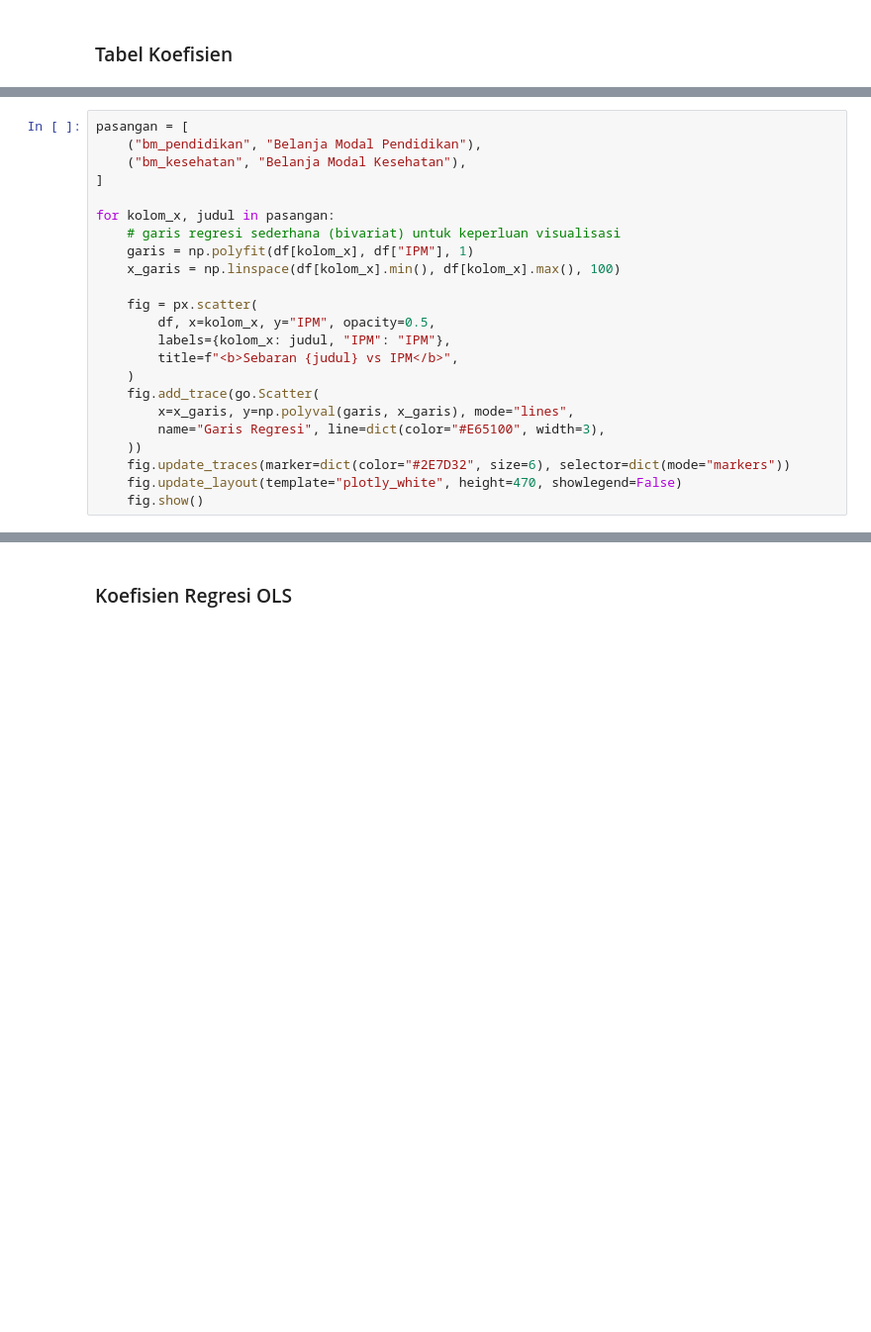
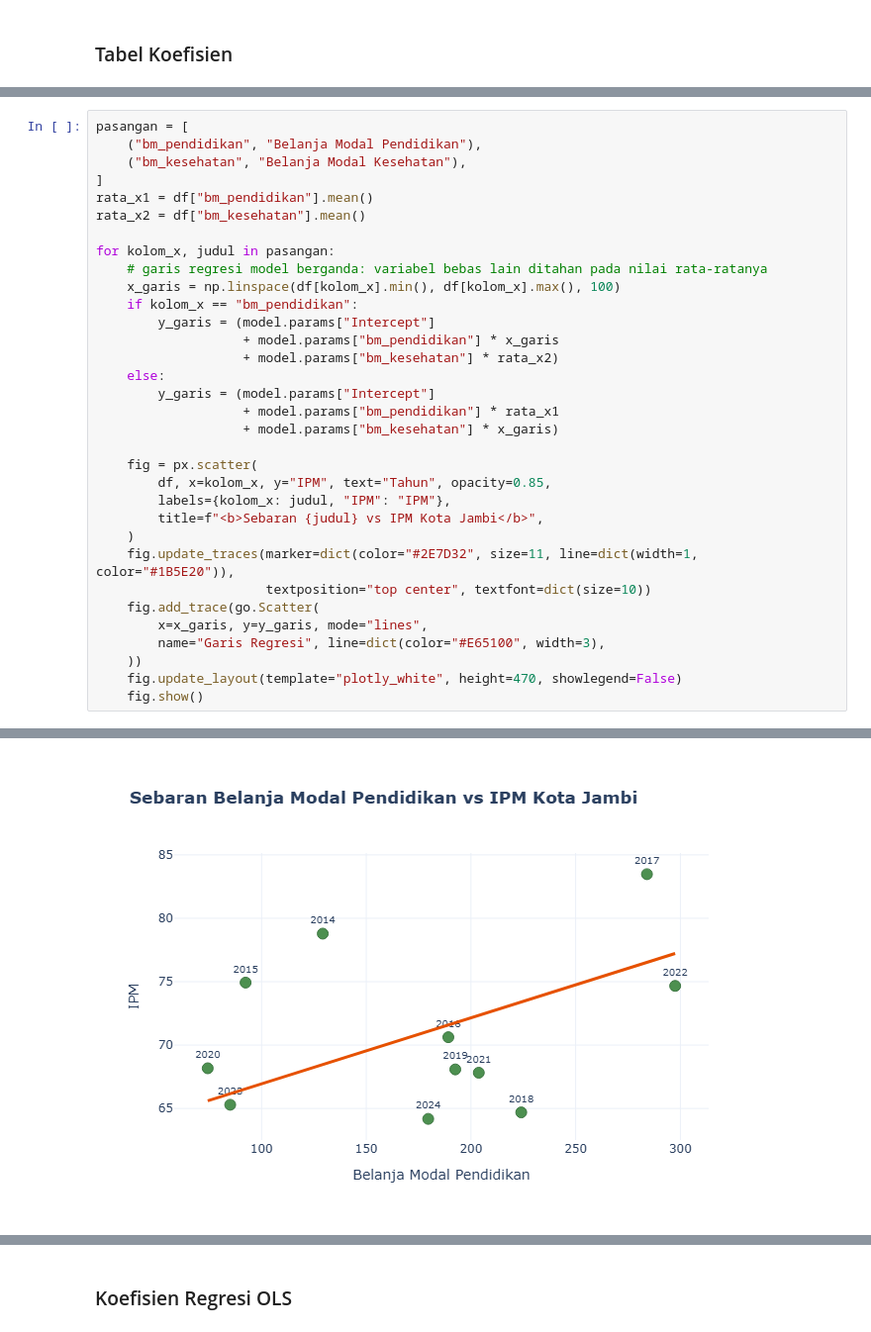
Before and after one commit to agusnarzo22-create/Analisis-Regresi-OLS-Kota-Jambi, a Jupyter notebook: Analisis_Regresi_OLS_Belanja_Dasar_vs_IPM.ipynb, the cells around one changed output, grey strips where cells are left out. Shown at 99% size. Cells and saved outputs as stored; diff of their text form; blank space fills up the shorter version.

```diff
--- a/Analisis_Regresi_OLS_Belanja_Dasar_vs_IPM.ipynb
+++ b/Analisis_Regresi_OLS_Belanja_Dasar_vs_IPM.ipynb
@@ -180,22 +177,32 @@ pasangan = [
     ("bm_pendidikan", "Belanja Modal Pendidikan"),
     ("bm_kesehatan", "Belanja Modal Kesehatan"),
 ]
+rata_x1 = df["bm_pendidikan"].mean()
+rata_x2 = df["bm_kesehatan"].mean()
 
 for kolom_x, judul in pasangan:
-    # garis regresi sederhana (bivariat) untuk keperluan visualisasi
-    garis = np.polyfit(df[kolom_x], df["IPM"], 1)
+    # garis regresi model berganda: variabel bebas lain ditahan pada nilai rata-ratanya
     x_garis = np.linspace(df[kolom_x].min(), df[kolom_x].max(), 100)
+    if kolom_x == "bm_pendidikan":
+        y_garis = (model.params["Intercept"]
+                   + model.params["bm_pendidikan"] * x_garis
+                   + model.params["bm_kesehatan"] * rata_x2)
+    else:
+        y_garis = (model.params["Intercept"]
+                   + model.params["bm_pendidikan"] * rata_x1
+                   + model.params["bm_kesehatan"] * x_garis)
 
     fig = px.scatter(
-        df, x=kolom_x, y="IPM", opacity=0.5,
+        df, x=kolom_x, y="IPM", text="Tahun", opacity=0.85,
         labels={kolom_x: judul, "IPM": "IPM"},
-        title=f"<b>Sebaran {judul} vs IPM</b>",
+        title=f"<b>Sebaran {judul} vs IPM Kota Jambi</b>",
     )
+    fig.update_traces(marker=dict(color="#2E7D32", size=11, line=dict(width=1, color="#1B5E20")),
+                      textposition="top center", textfont=dict(size=10))
     fig.add_trace(go.Scatter(
-        x=x_garis, y=np.polyval(garis, x_garis), mode="lines",
+        x=x_garis, y=y_garis, mode="lines",
         name="Garis Regresi", line=dict(color="#E65100", width=3),
     ))
-    fig.update_traces(marker=dict(color="#2E7D32", size=6), selector=dict(mode="markers"))
     fig.update_layout(template="plotly_white", height=470, showlegend=False)
     fig.show()
 # %% [output]
@@ -203,0 +209 @@ for kolom_x, judul in pasangan:
+[figure, added]
```
Also changed, not shown: parts of 15 cells of this notebook, 2 other files.
